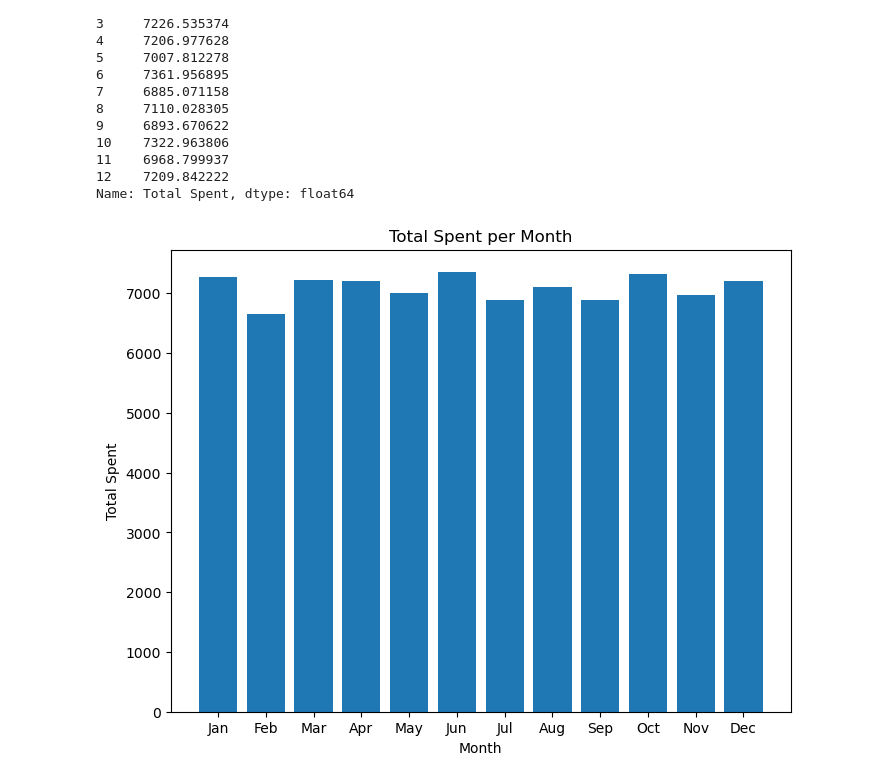
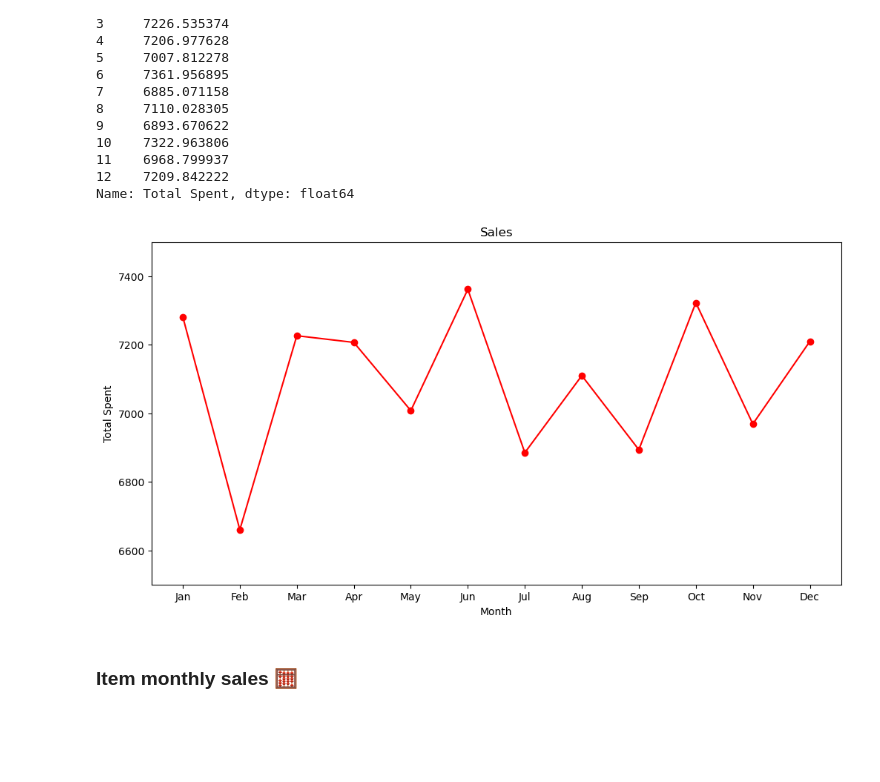
Before and after one commit to gallardoro/cafe_sales, a Jupyter notebook: Notebooks/data_analysis.ipynb, the cells around one changed output. Drawn from its saved outputs; the diff is of its cells as text; code cells hidden in the pictures; blank space fills up the shorter version.

```diff
--- a/Notebooks/data_analysis.ipynb
+++ b/Notebooks/data_analysis.ipynb
@@ -132,6 +133,0 @@ True
-# %%
-# Total Spent Column
-total_spent_mean = funct.mean_calculator(df_clean, 'Total Spent')
-print(f'Total Spent Mean: {total_spent_mean}')
-
-df_clean.loc[df_clean['Total Spent'].isna(), 'Total Spent'] = df_clean['Quantity'] * df_clean['Price Per Unit']
@@ -175,3 +169,17 @@ Deleted 4.6% of the rows
 # %%
 # Transaction Date Column: Data type change to datetime (pandas)
 df_clean['Transaction Date'] = pd.to_datetime(df_clean['Transaction Date'])
+# %%
+# Total Spent Column
+# replace all UNKNOW, ERROR and empty values with numpy NaN
+df_clean['Total Spent'] = df_clean['Total Spent'].replace(['UNKNOWN', 'ERROR', ''], np.nan)
+
+# Total Spent = Quantity * Price Per Unit
+df_clean['Total Spent'] = np.where(
+    df_clean['Total Spent'].isna(),
+    df_clean['Quantity'] * df_clean['Price Per Unit'],
+    df_clean['Total Spent']
+)
+
+total_spent_mean = funct.mean_calculator(df_clean, 'Total Spent')
+print(f'Total Spent Mean: {total_spent_mean}')
@@ -228,6 +240,6 @@ df_clean.head()
 # %%
-totalspent_month = df_clean.groupby('Month')['Total Spent'].sum()
-totalspent_month
+total_spent_month = df_clean.groupby('Month')['Total Spent'].sum()
+total_spent_month
 # %% [output]
 Month
 1     7281.134586
@@ -247,13 +259,16 @@ Name: Total Spent, dtype: float64
 month_name = ['Jan', 'Feb', 'Mar', 'Apr', 'May', 'Jun',
                     'Jul', 'Aug', 'Sep', 'Oct', 'Nov', 'Dec']
 # %%
-'''GRAFICOS'''
-plt.figure(figsize=(8,6))
-plt.bar(totalspent_month.index, totalspent_month.values)
-plt.title('Total Spent per Month')
-plt.xticks(totalspent_month.index, month_name)
+'''PLOT GRAPHIC'''
+plt.figure(figsize=(12,6))
+plt.plot(total_spent_month.index, total_spent_month.values, marker='o', color='red')
+plt.title('Sales')
+plt.xticks(total_spent_month.index, month_name)
+plt.ylim(6500, 7500)
 plt.xlabel('Month')
 plt.ylabel('Total Spent')
 plt.show()
 # %% [output]
-[figure, old version]
+[figure, new version]
+# %% [markdown]
+### Item monthly sales 🧮
```
Also changed, not shown: parts of 12 cells of this notebook, 6 other files.
